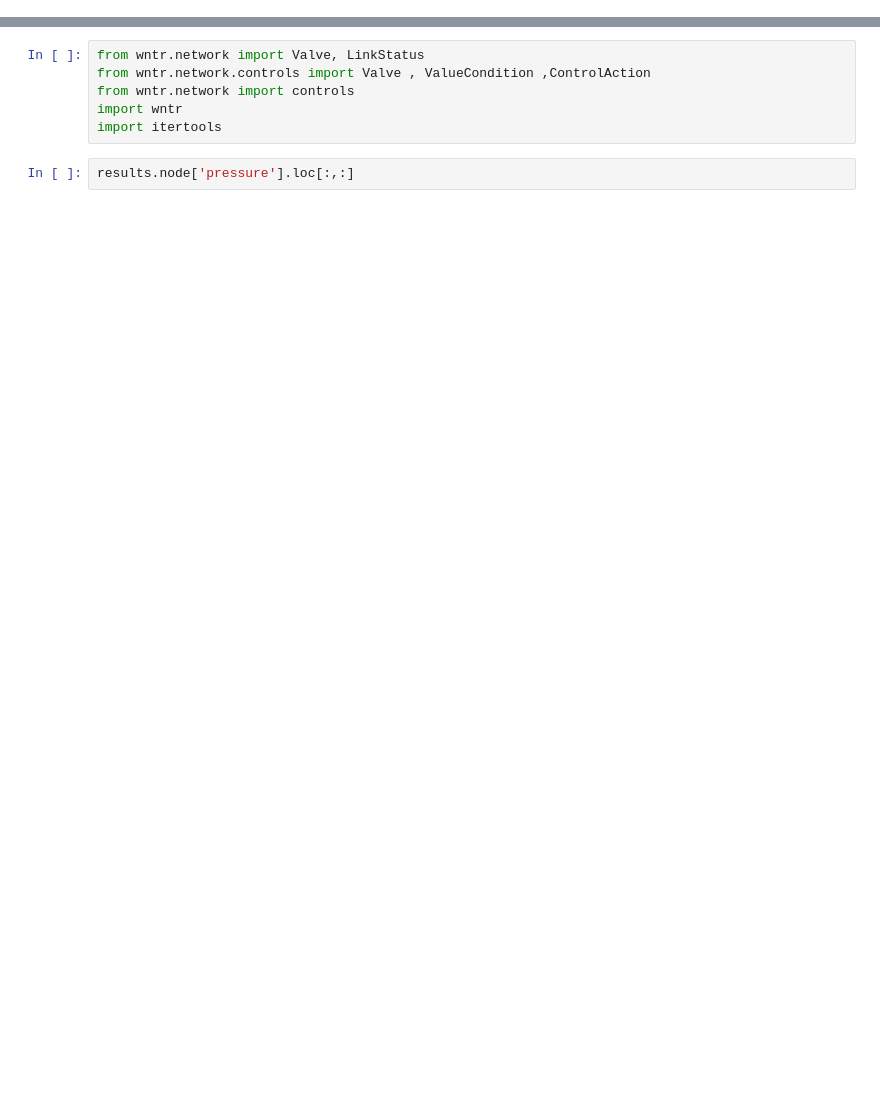
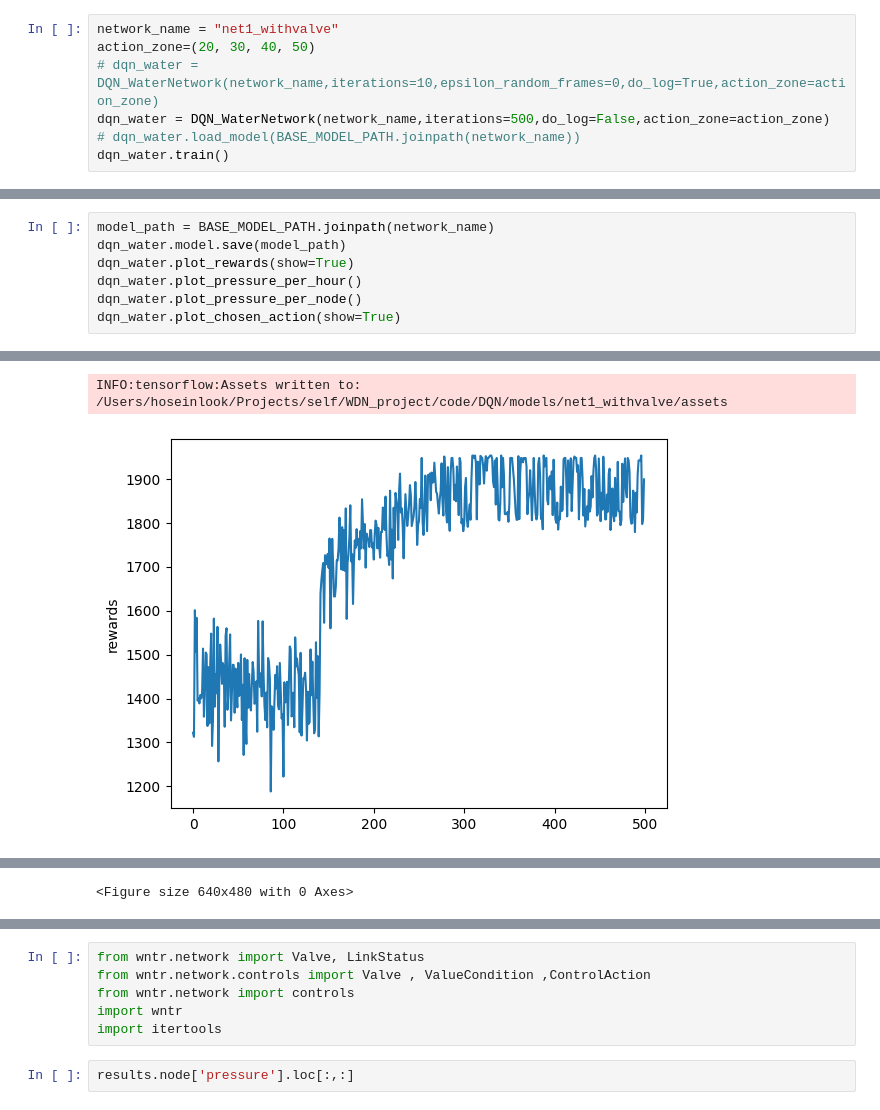
Before and after one commit to hoseinlook/WDN, a Jupyter notebook: project.ipynb, the cells around one changed output, grey strips where cells are left out. Drawn from its saved outputs; the diff is of its cells as text; blank space fills up the shorter version.

```diff
--- a/project.ipynb
+++ b/project.ipynb
@@ -0,0 +87,7 @@
+# %%
+network_name = "net1_withvalve"
+action_zone=(20, 30, 40, 50)
+# dqn_water = DQN_WaterNetwork(network_name,iterations=10,epsilon_random_frames=0,do_log=True,action_zone=action_zone)
+dqn_water = DQN_WaterNetwork(network_name,iterations=500,do_log=False,action_zone=action_zone)
+# dqn_water.load_model(BASE_MODEL_PATH.joinpath(network_name))
+dqn_water.train()
@@ -0,0 +113,8 @@
+# %%
+model_path = BASE_MODEL_PATH.joinpath(network_name)
+dqn_water.model.save(model_path)
+dqn_water.plot_rewards(show=True)
+dqn_water.plot_pressure_per_hour()
+dqn_water.plot_pressure_per_node()
+dqn_water.plot_chosen_action(show=True)
+# %% [output]
@@ -0,0 +123,2 @@
+INFO:tensorflow:Assets written to: /Users/hoseinlook/Projects/self/WDN_project/code/DQN/models/net1_withvalve/assets
+[figure, added]
@@ -0,0 +126 @@
+<Figure size 640x480 with 0 Axes>
```
Also changed, not shown: parts of 32 cells of this notebook, 4 other files.
